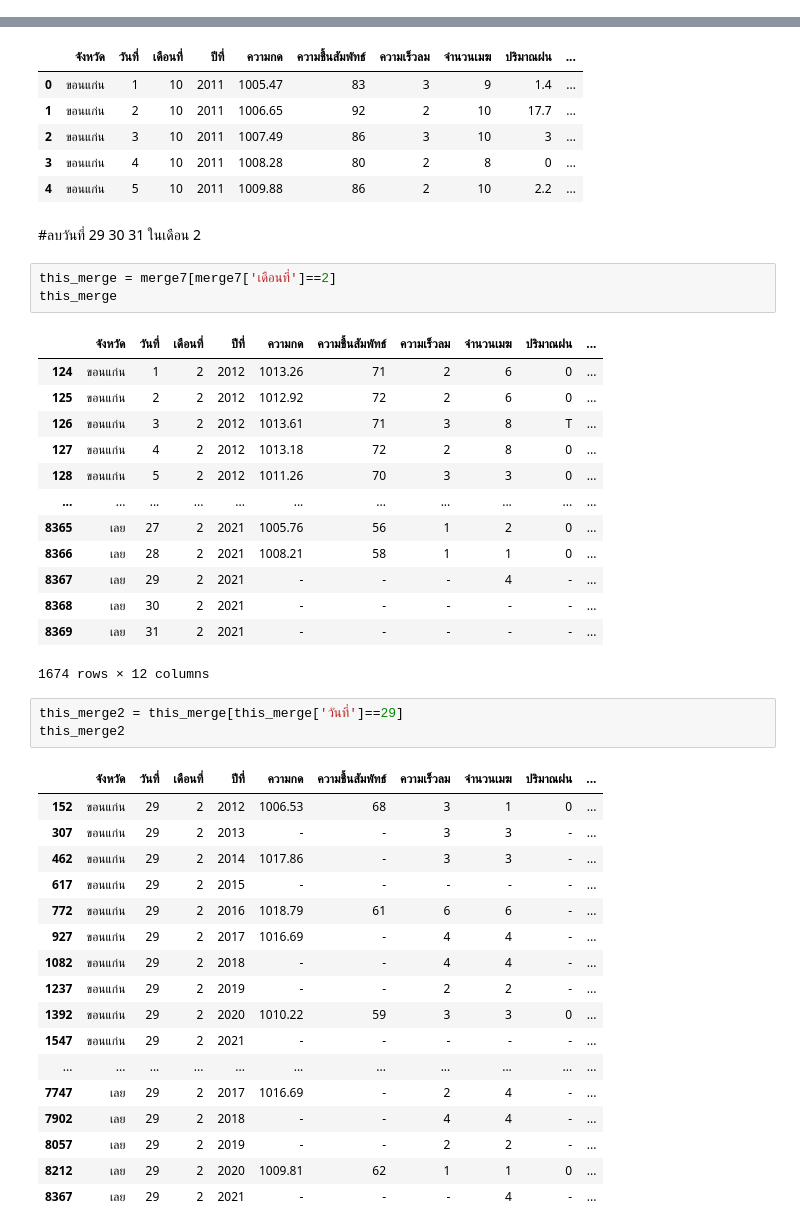
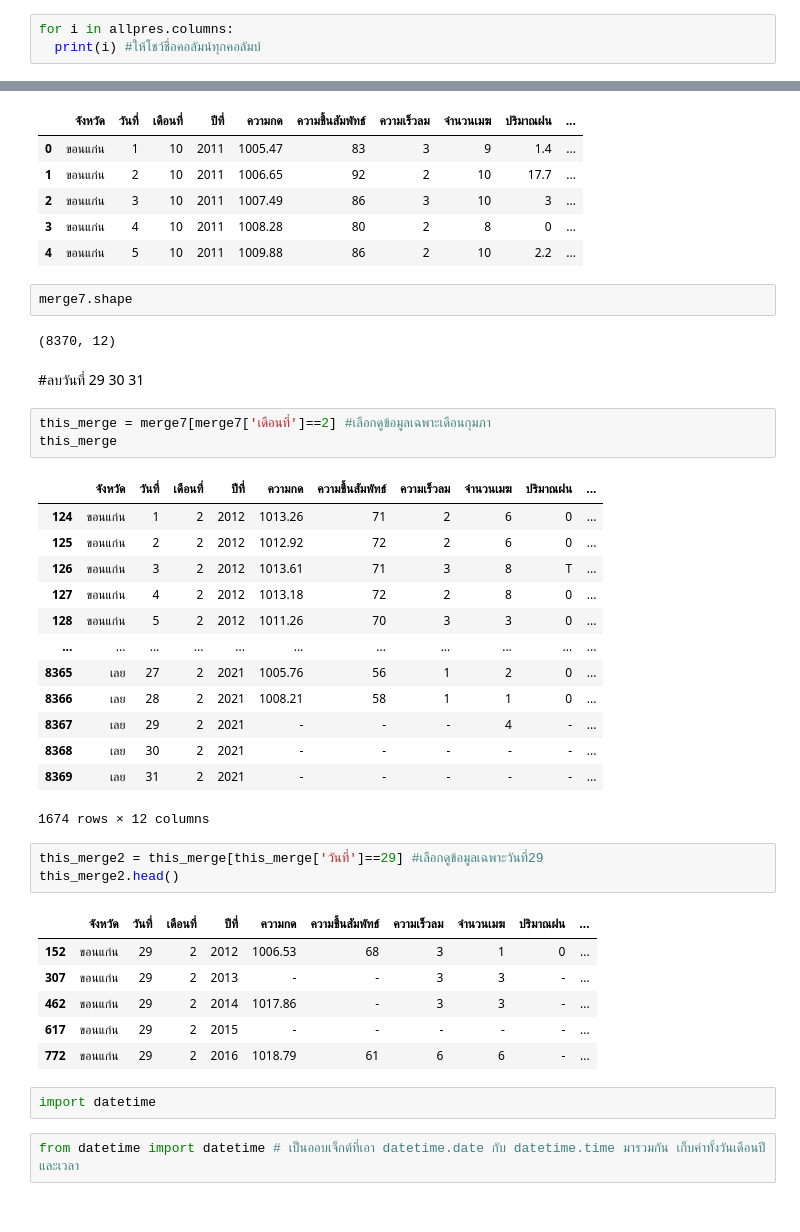
Before and after one commit to SAPUII/bsc_dpdm22, a Jupyter notebook: Quiz_Group6.ipynb, the cells around one changed output, grey strips where cells are left out. Cells and saved outputs as stored; diff of their text form.

```diff
--- a/Quiz_Group6.ipynb
+++ b/Quiz_Group6.ipynb
@@ -129,2 +116,5 @@ allpres.shape
 # %% [markdown]
 ##วนลูป
+# %%
+for i in allpres.columns:
+  print(i) #ให้โชว์ชื่อคอลัมน์ทุกคอลัมบ์
@@ -777,10 +742,14 @@ merge7.head()
 | 2 | ขอนแก่น | 3 | 10 | 2011 | 1007.49 | 86 | 3 | 10 | 3 | ... |
 | 3 | ขอนแก่น | 4 | 10 | 2011 | 1008.28 | 80 | 2 | 8 | 0 | ... |
 | 4 | ขอนแก่น | 5 | 10 | 2011 | 1009.88 | 86 | 2 | 10 | 2.2 | ... |
+# %%
+merge7.shape
+# %% [output]
+(8370, 12)
 # %% [markdown]
-#ลบวันที่ 29 30 31 ในเดือน 2
+#ลบวันที่ 29 30 31
 # %%
-this_merge = merge7[merge7['เดือนที่']==2]
+this_merge = merge7[merge7['เดือนที่']==2] #เลือกดูข้อมูลเฉพาะเดือนกุมภา
 this_merge
 # %% [output]
 |  | จังหวัด | วันที่ | เดือนที่ | ปีที่ | ความกด | ความชื้นสัมพัทธ์ | ความเร็วลม | จำนวนเมฆ | ปริมาณฝน | ... |
@@ -797,23 +766,16 @@ this_merge
 | 8369 | เลย | 31 | 2 | 2021 | - | - | - | - | - | ... |
 1674 rows × 12 columns
 # %%
-this_merge2 = this_merge[this_merge['วันที่']==29]
-this_merge2
+this_merge2 = this_merge[this_merge['วันที่']==29] #เลือกดูข้อมูลเฉพาะวันที่29
+this_merge2.head()
 # %% [output]
 |  | จังหวัด | วันที่ | เดือนที่ | ปีที่ | ความกด | ความชื้นสัมพัทธ์ | ความเร็วลม | จำนวนเมฆ | ปริมาณฝน | ... |
 | 152 | ขอนแก่น | 29 | 2 | 2012 | 1006.53 | 68 | 3 | 1 | 0 | ... |
 | 307 | ขอนแก่น | 29 | 2 | 2013 | - | - | 3 | 3 | - | ... |
 | 462 | ขอนแก่น | 29 | 2 | 2014 | 1017.86 | - | 3 | 3 | - | ... |
 | 617 | ขอนแก่น | 29 | 2 | 2015 | - | - | - | - | - | ... |
 | 772 | ขอนแก่น | 29 | 2 | 2016 | 1018.79 | 61 | 6 | 6 | - | ... |
-| 927 | ขอนแก่น | 29 | 2 | 2017 | 1016.69 | - | 4 | 4 | - | ... |
-| 1082 | ขอนแก่น | 29 | 2 | 2018 | - | - | 4 | 4 | - | ... |
-| 1237 | ขอนแก่น | 29 | 2 | 2019 | - | - | 2 | 2 | - | ... |
-| 1392 | ขอนแก่น | 29 | 2 | 2020 | 1010.22 | 59 | 3 | 3 | 0 | ... |
-| 1547 | ขอนแก่น | 29 | 2 | 2021 | - | - | - | - | - | ... |
-| ... | ... | ... | ... | ... | ... | ... | ... | ... | ... | ... |
-| 7747 | เลย | 29 | 2 | 2017 | 1016.69 | - | 2 | 4 | - | ... |
-| 7902 | เลย | 29 | 2 | 2018 | - | - | 4 | 4 | - | ... |
-| 8057 | เลย | 29 | 2 | 2019 | - | - | 2 | 2 | - | ... |
-| 8212 | เลย | 29 | 2 | 2020 | 1009.81 | 62 | 1 | 1 | 0 | ... |
-| 8367 | เลย | 29 | 2 | 2021 | - | - | - | 4 | - | ... |
+# %%
+import datetime
+# %%
+from datetime import datetime #	เป็นออบเจ็กต์ที่เอา datetime.date กับ datetime.time มารวมกัน เก็บค่าทั้งวันเดือนปีและเวลา
```
Also changed, not shown: parts of 26 cells of this notebook.
